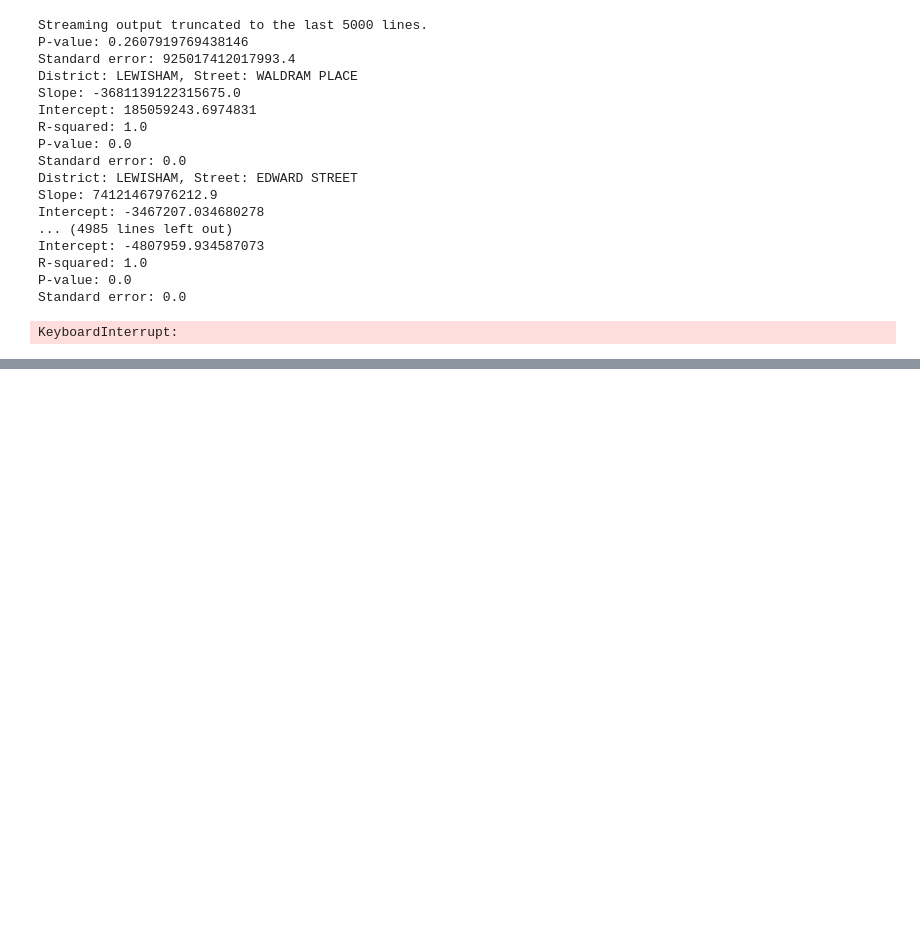
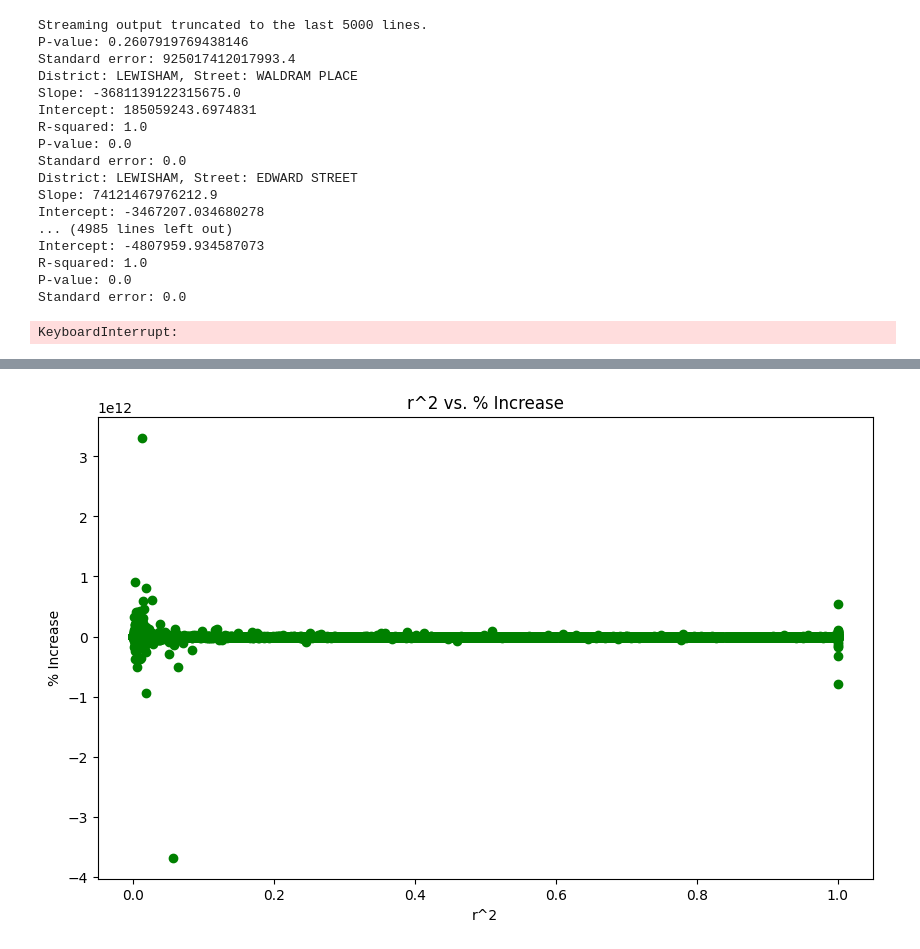
Before and after one commit to Ajeyanth/HousePrices, a Jupyter notebook: HousesPrices.ipynb, the cells around one changed output, grey strips where cells are left out. Drawn from its saved outputs; the diff is of its cells as text; code cells hidden in the pictures; blank space fills up the shorter version.

```diff
--- a/HousesPrices.ipynb
+++ b/HousesPrices.ipynb
@@ -229,0 +267,26 @@ for district in df_cleaned['district'].unique():
+# %%
+results = []
+for district in df_cleaned['district'].unique():
+    df_district = df_cleaned[df_cleaned['district'] == district]
+
+    for street in df_district['street'].unique():
+        df_street = df_district[df_district['street'] == street]
+        x = df_street['deed_date'].to_numpy()
+        y = df_street['price_paid'].to_numpy()
+
+        if len(np.unique(x)) > 1:
+            slope, intercept, r_value, p_value, std_err = linregress(x, y)
+
+            # Calculate percentage increase
+            percentage_increase = (slope / intercept) * 100
+
+            # Calculate R-squared and percentage R-squared
+            r_squared = r_value**2
+            percentage_r_squared = r_squared * 100
+
+            results.append([district, street, df_street['property_type'].iloc[0],percentage_increase, r_squared, percentage_r_squared])
+
+# Create a new dataframe from the results
+results_df = pd.DataFrame(results, columns=['District', 'Street','Property Type', '% Increase', 'r^2', '%_r^2'])
+
+print(results_df)
@@ -229,0 +311,12 @@ for district in df_cleaned['district'].unique():
+# %%
+import matplotlib.pyplot as plt
+
+# Scatter plot of r^2 vs. % Increase
+plt.figure(figsize=(10, 6))
+plt.scatter(results_df['r^2'], results_df['% Increase'], c='green')
+plt.xlabel('r^2')
+plt.ylabel('% Increase')
+plt.title('r^2 vs. % Increase')
+plt.show()
+# %% [output]
+[figure, added]
```
Also changed, not shown: parts of 7 cells of this notebook.
